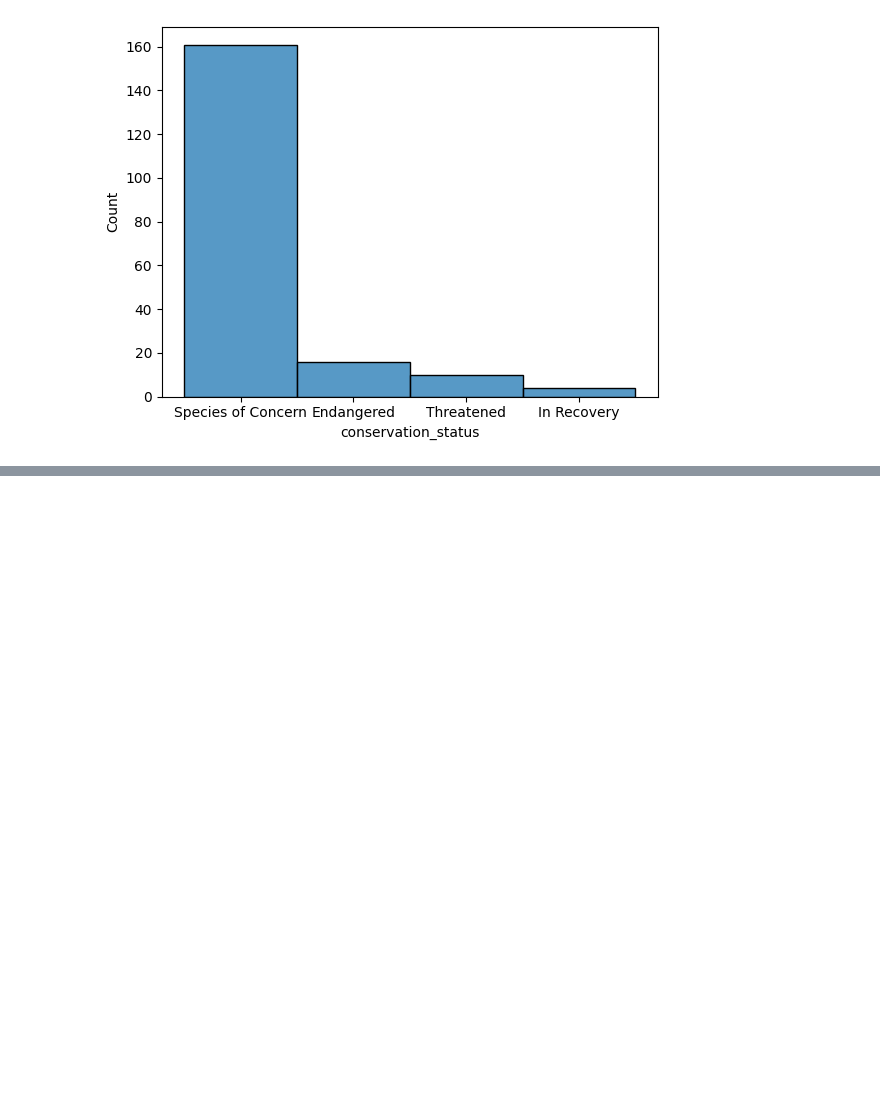
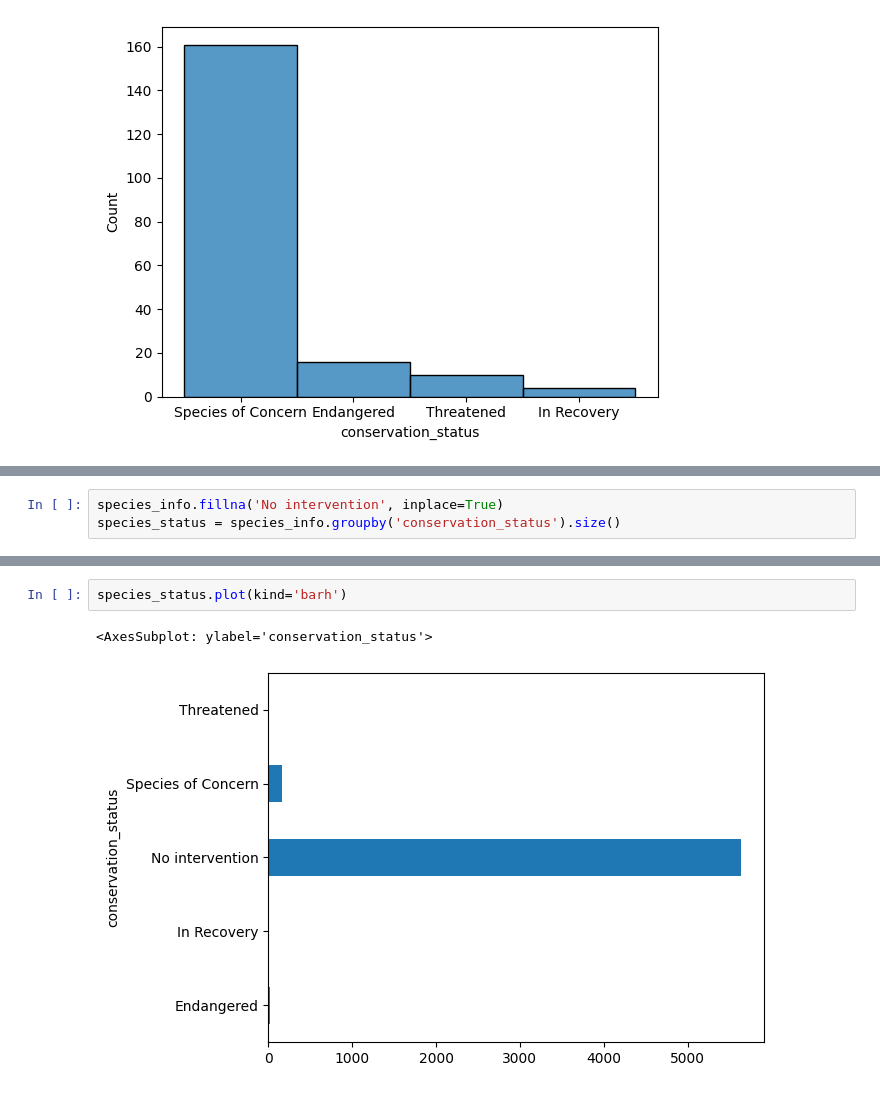
Before and after one commit to adrian-wiktorowicz/biodiversity_starter, a Jupyter notebook: biodiversity.ipynb, the cells around one changed output, grey strips where cells are left out. Cells and saved outputs as stored; diff of their text form; blank space fills up the shorter version.

```diff
--- a/biodiversity.ipynb
+++ b/biodiversity.ipynb
@@ -292,0 +315,3 @@ cond_plot.map(sns.scatterplot, 'conservation_status', 'common_names')
+# %%
+species_info.fillna('No intervention', inplace=True)
+species_status = species_info.groupby('conservation_status').size()
@@ -292,0 +328,5 @@ cond_plot.map(sns.scatterplot, 'conservation_status', 'common_names')
+# %%
+species_status.plot(kind='barh')
+# %% [output]
+<AxesSubplot: ylabel='conservation_status'>
+[figure, added]
```
Also changed, not shown: parts of 37 cells of this notebook.
